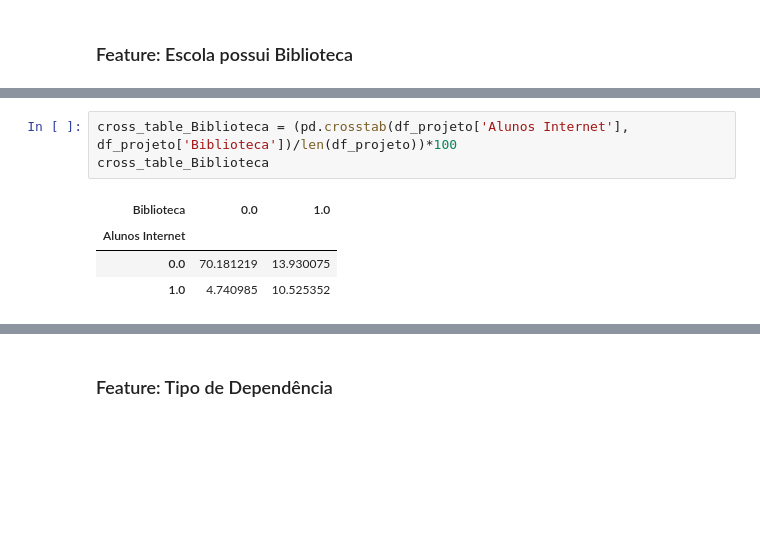
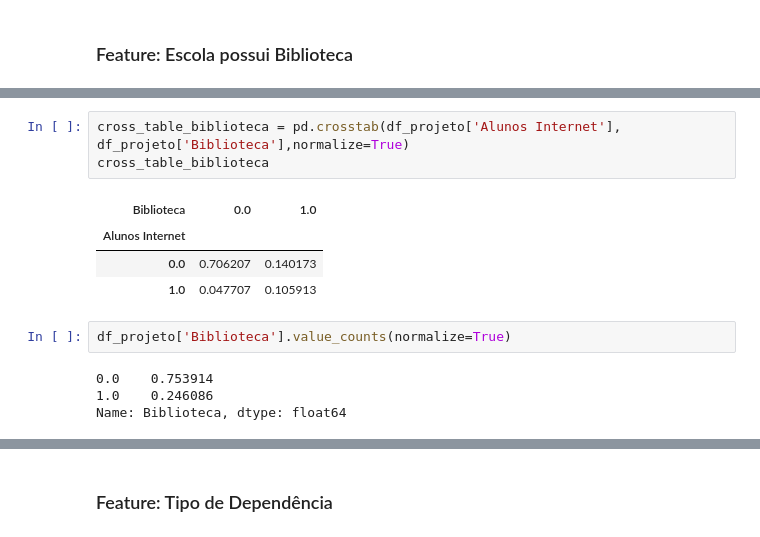
Before and after one commit to joaolindenberg/P2_CEDA2, a Jupyter notebook: main.ipynb, the cells around one changed output, grey strips where cells are left out. Cells and saved outputs as stored; diff of their text form; blank space fills up the shorter version.

Commit message:
biblio

```diff
--- a/main.ipynb
+++ b/main.ipynb
@@ -326,8 +310,14 @@ Alunos Internet
 # %%
-cross_table_Biblioteca = (pd.crosstab(df_projeto['Alunos Internet'], df_projeto['Biblioteca'])/len(df_projeto))*100
-cross_table_Biblioteca
+cross_table_biblioteca = pd.crosstab(df_projeto['Alunos Internet'], df_projeto['Biblioteca'],normalize=True)
+cross_table_biblioteca
 # %% [output]
 | Biblioteca | 0.0 | 1.0 |
 | Alunos Internet |  |  |
-| 0.0 | 70.181219 | 13.930075 |
-| 1.0 | 4.740985 | 10.525352 |
+| 0.0 | 0.706207 | 0.140173 |
+| 1.0 | 0.047707 | 0.105913 |
+# %%
+df_projeto['Biblioteca'].value_counts(normalize=True)
+# %% [output]
+0.0    0.753914
+1.0    0.246086
+Name: Biblioteca, dtype: float64
```
Also changed, not shown: parts of 3 cells of this notebook.
